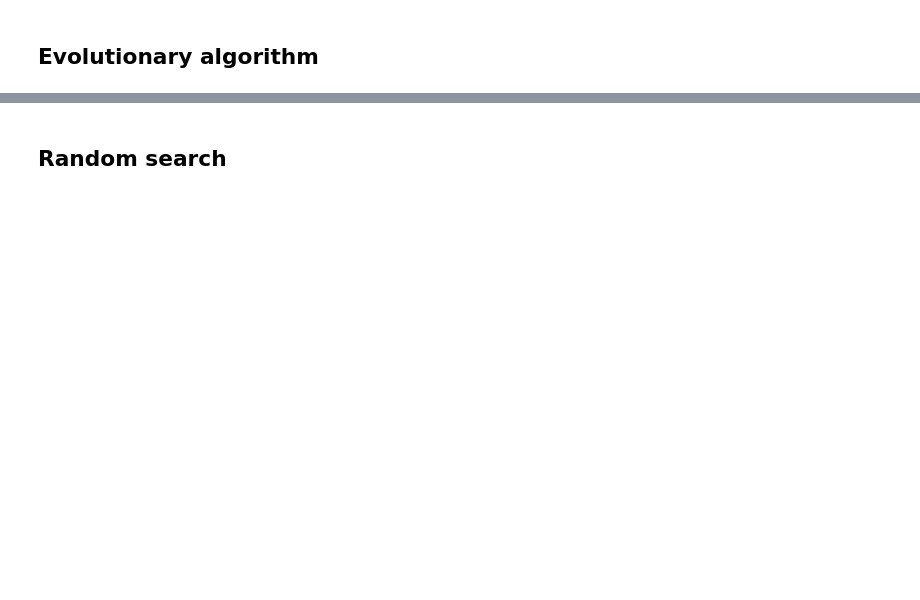
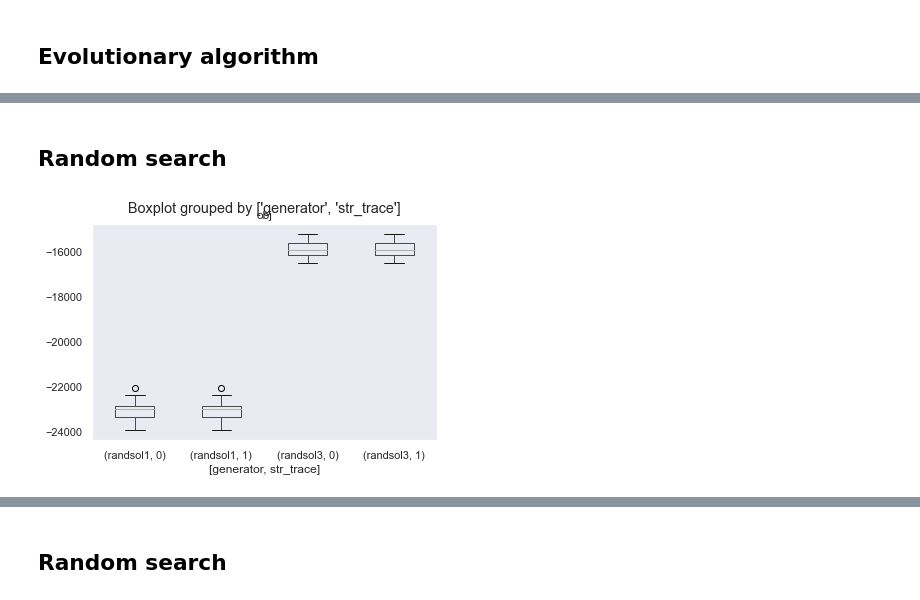
Before and after one commit to jsphconnell/PTO, a Jupyter notebook: src/problem/TSP_results.ipynb, the cells around one changed output, grey strips where cells are left out. Saved outputs shown, nothing was run; the diff lists cells and outputs as text; code cells hidden in the pictures; blank space fills up the shorter version.

```diff
--- a/src/problem/TSP_results.ipynb
+++ b/src/problem/TSP_results.ipynb
@@ -155,0 +172,6 @@ d[(d["instance"] == "att48.tsp.gz") & (d["solver"] == "EA")].boxplot(column="obj
+# %% [markdown]
+## Random search
+# %%
+d[(d["instance"] == "berlin52.tsp.gz") & (d["solver"] == "RS")].boxplot(column="obj", by=["generator", "str_trace"], grid=False);
+# %% [output]
+[figure, added]
```
Also changed, not shown: parts of 53 cells of this notebook, 6 other files.
